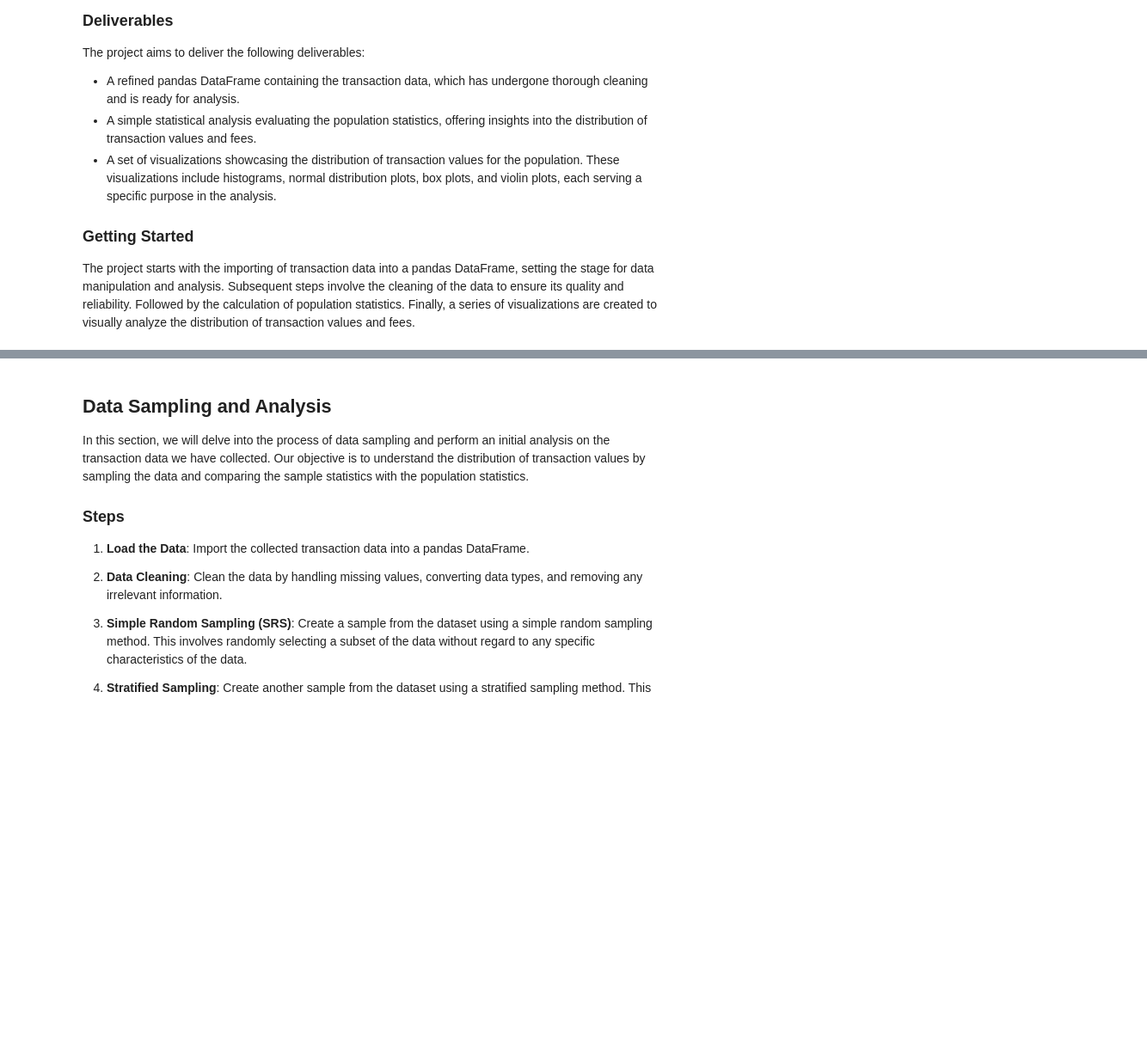
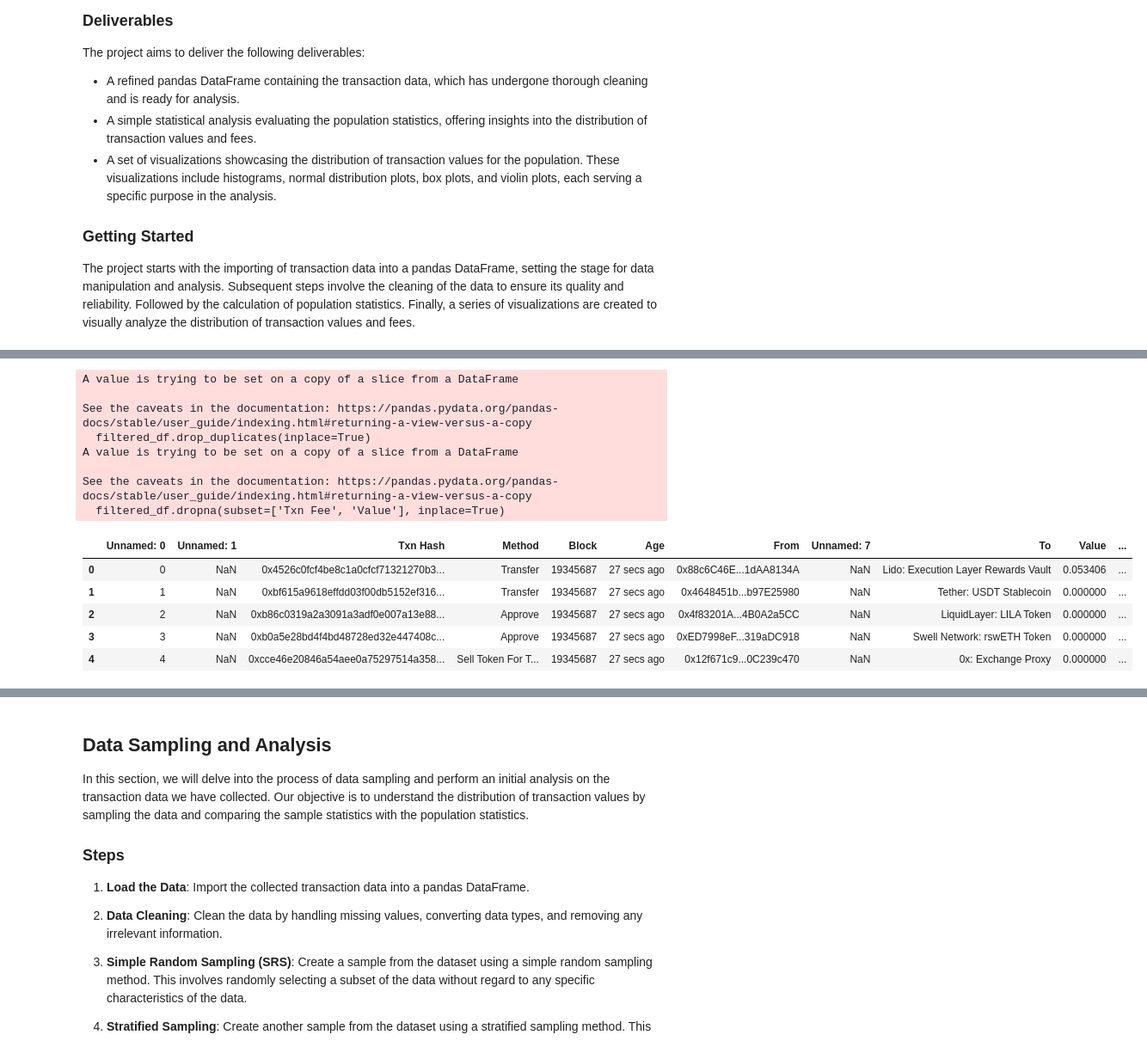
Before and after one commit to F102M8/data_science-CA0-1, a Jupyter notebook: CA0.ipynb, the cells around one changed output, grey strips where cells are left out. Shown: that part at 86% size. Cells and saved outputs as stored; diff of their text form; code cells hidden in the pictures; blank space fills up the shorter version.

```diff
--- a/CA0.ipynb
+++ b/CA0.ipynb
@@ -228,0 +233,19 @@ AttributeError: 'str' object has no attribute 'str'
+# %%
+filtered_df.drop_duplicates(inplace=True)
+filtered_df.dropna(subset=['Txn Fee', 'Value'], inplace=True)
+filtered_df.head()
+# %% [output]
+A value is trying to be set on a copy of a slice from a DataFrame
+
+See the caveats in the documentation: https://pandas.pydata.org/pandas-docs/stable/user_guide/indexing.html#returning-a-view-versus-a-copy
+  filtered_df.drop_duplicates(inplace=True)
+A value is trying to be set on a copy of a slice from a DataFrame
+
+See the caveats in the documentation: https://pandas.pydata.org/pandas-docs/stable/user_guide/indexing.html#returning-a-view-versus-a-copy
+  filtered_df.dropna(subset=['Txn Fee', 'Value'], inplace=True)
+|  | Unnamed: 0 | Unnamed: 1 | Txn Hash | Method | Block | Age | From | Unnamed: 7 | To | Value | ... |
+| 0 | 0 | NaN | 0x4526c0fcf4be8c1a0cfcf71321270b3... | Transfer | 19345687 | 27 secs ago | 0x88c6C46E...1dAA8134A | NaN | Lido: Execution Layer Rewards Vault | 0.053406 | ... |
+| 1 | 1 | NaN | 0xbf615a9618effdd03f00db5152ef316... | Transfer | 19345687 | 27 secs ago | 0x4648451b...b97E25980 | NaN | Tether: USDT Stablecoin | 0.000000 | ... |
+| 2 | 2 | NaN | 0xb86c0319a2a3091a3adf0e007a13e88... | Approve | 19345687 | 27 secs ago | 0x4f83201A...4B0A2a5CC | NaN | LiquidLayer: LILA Token | 0.000000 | ... |
+| 3 | 3 | NaN | 0xb0a5e28bd4f4bd48728ed32e447408c... | Approve | 19345687 | 27 secs ago | 0xED7998eF...319aDC918 | NaN | Swell Network: rswETH Token | 0.000000 | ... |
+| 4 | 4 | NaN | 0xcce46e20846a54aee0a75297514a358... | Sell Token For T... | 19345687 | 27 secs ago | 0x12f671c9...0C239c470 | NaN | 0x: Exchange Proxy | 0.000000 | ... |
```
Also changed, not shown: parts of 6 cells of this notebook.
